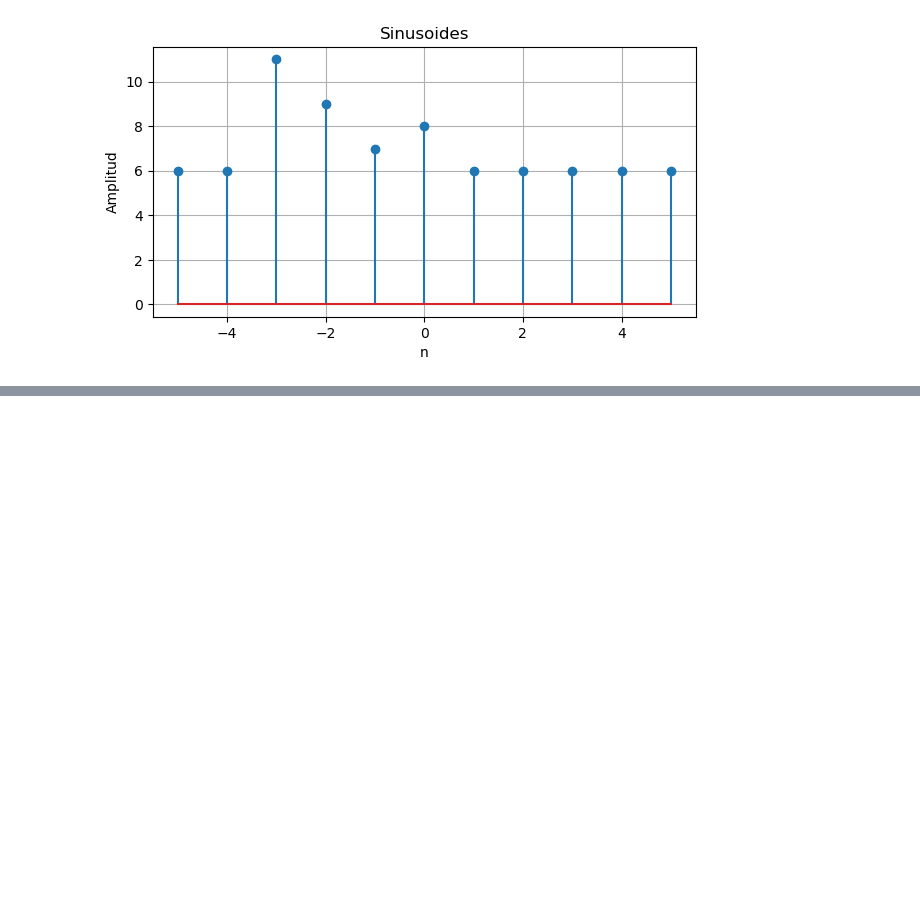
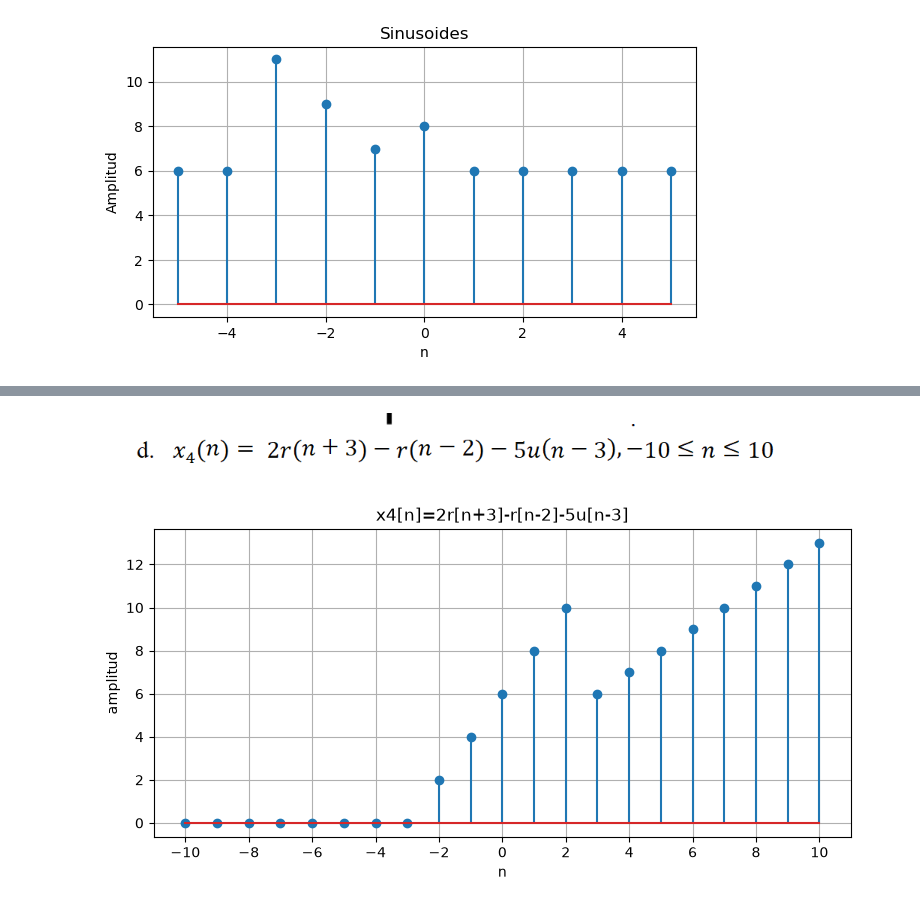
Before and after one commit to manuelahernandezb-ai/Biose-ales-Manuela_Hernandez, a Jupyter notebook: Practica_01_Python.ipynb, the cells around one changed output, grey strips where cells are left out. Drawn from its saved outputs; the diff is of its cells as text; code cells hidden in the pictures; blank space fills up the shorter version.

```diff
--- a/Practica_01_Python.ipynb
+++ b/Practica_01_Python.ipynb
@@ -252,0 +291,26 @@ B. El siguiente sistema arroja una secuencia definida entre −6≤𝑛≤6.
+# %% [markdown]
+![image.png](attachment:image.png)
+# %%
+def stepseq(n0,n1,n2):
+    n=np.arange( n1,n2+1)
+    x=(n>=n0).astype(int)
+    return x,n
+def rampseq(n0,n1,n2):
+    n=np.arange(n1,n2+1)
+    x= (n - n0)* ( n>=n0)
+    return x, n
+n1, n2,=-10,10
+r1,n=rampseq(-3,n1,n2) # r[n+3]
+r2,_=rampseq(2,n1,n2) #r[n-2]
+u,_=stepseq(3,n1,n2) #u[n-3]
+x4= 2*r1-r2-5*u
+plt.figure(figsize=(9,4))
+plt.stem(n,x4)
+plt.title("x4[n]=2r[n+3]-r[n-2]-5u[n-3]")
+plt.xlabel("n")
+plt.xticks(np.arange(n1,n2+1,2)) # se establece el paso de 2 en 2
+plt.ylabel("amplitud")
+plt.grid()
+plt.show()
+# %% [output]
+[figure, added]
```
Also changed, not shown: parts of 15 cells of this notebook, 1 other file.
